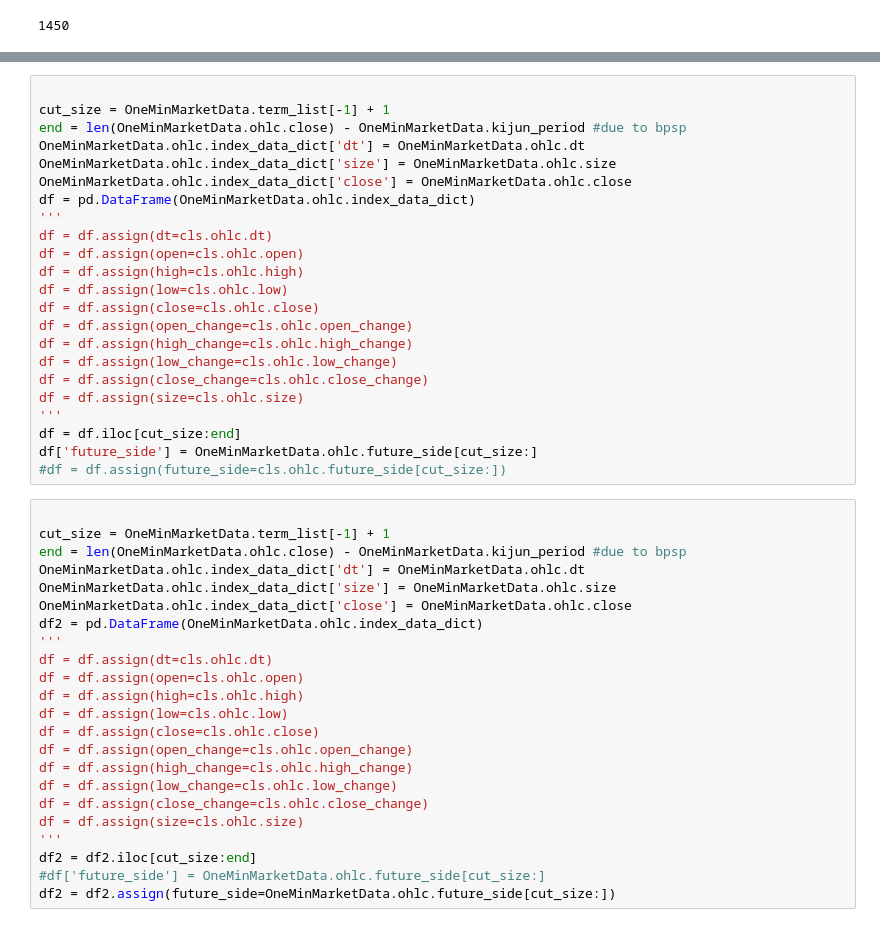
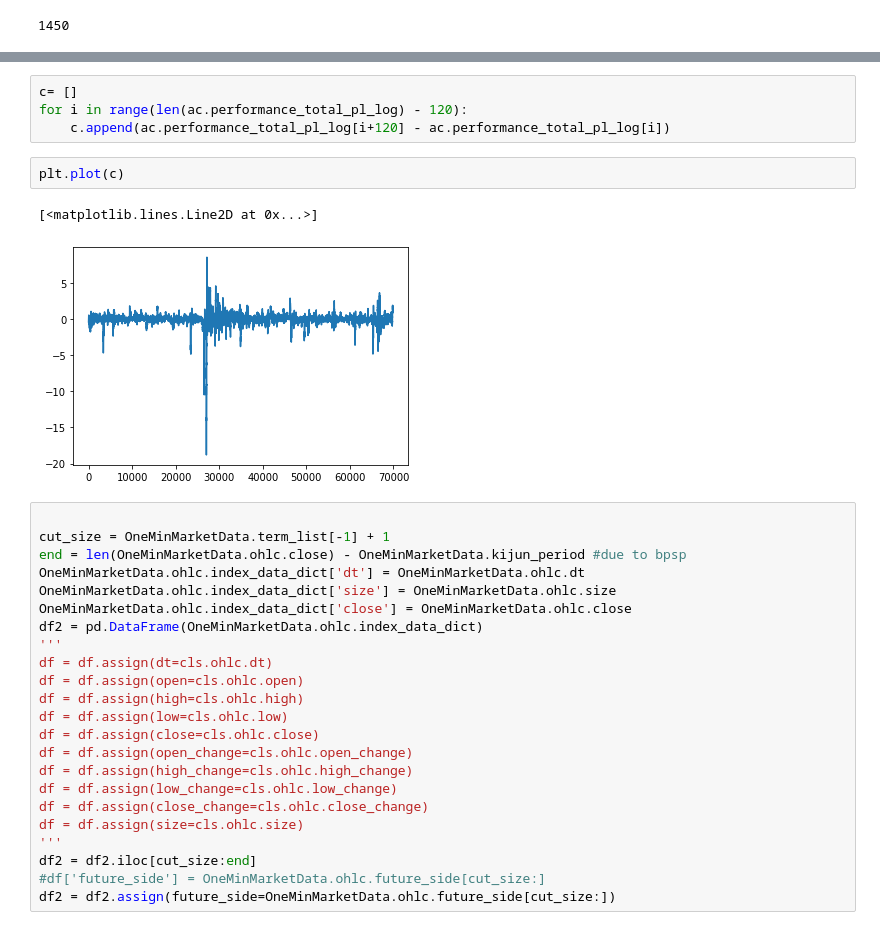
Before and after one commit to alunfes/mex-bot, a Jupyter notebook: Lgb_BPSP4.ipynb, the cells around one changed output, grey strips where cells are left out. Saved outputs shown, nothing was run; the diff lists cells and outputs as text.

```diff
--- a/Lgb_BPSP4.ipynb
+++ b/Lgb_BPSP4.ipynb
@@ -2791,26 +2915,12 @@ strategy performance=45.705306
-# %%
-
-cut_size = OneMinMarketData.term_list[-1] + 1
-end = len(OneMinMarketData.ohlc.close) - OneMinMarketData.kijun_period #due to bpsp
-OneMinMarketData.ohlc.index_data_dict['dt'] = OneMinMarketData.ohlc.dt
-OneMinMarketData.ohlc.index_data_dict['size'] = OneMinMarketData.ohlc.size
-OneMinMarketData.ohlc.index_data_dict['close'] = OneMinMarketData.ohlc.close
-df = pd.DataFrame(OneMinMarketData.ohlc.index_data_dict)
-'''
-df = df.assign(dt=cls.ohlc.dt)
-df = df.assign(open=cls.ohlc.open)
-df = df.assign(high=cls.ohlc.high)
-df = df.assign(low=cls.ohlc.low)
-df = df.assign(close=cls.ohlc.close)
-df = df.assign(open_change=cls.ohlc.open_change)
-df = df.assign(high_change=cls.ohlc.high_change)
-df = df.assign(low_change=cls.ohlc.low_change)
-df = df.assign(close_change=cls.ohlc.close_change)
-df = df.assign(size=cls.ohlc.size)
-'''
-df = df.iloc[cut_size:end]
-df['future_side'] = OneMinMarketData.ohlc.future_side[cut_size:]
-#df = df.assign(future_side=cls.ohlc.future_side[cut_size:])
+# %%
+c= []
+for i in range(len(ac.performance_total_pl_log) - 120):
+    c.append(ac.performance_total_pl_log[i+120] - ac.performance_total_pl_log[i])
+# %%
+plt.plot(c)
+# %% [output]
+[<matplotlib.lines.Line2D at 0x...>]
+[figure, added]
 # %%
 
 cut_size = OneMinMarketData.term_list[-1] + 1
```
Also changed, not shown: parts of 13 cells of this notebook.
